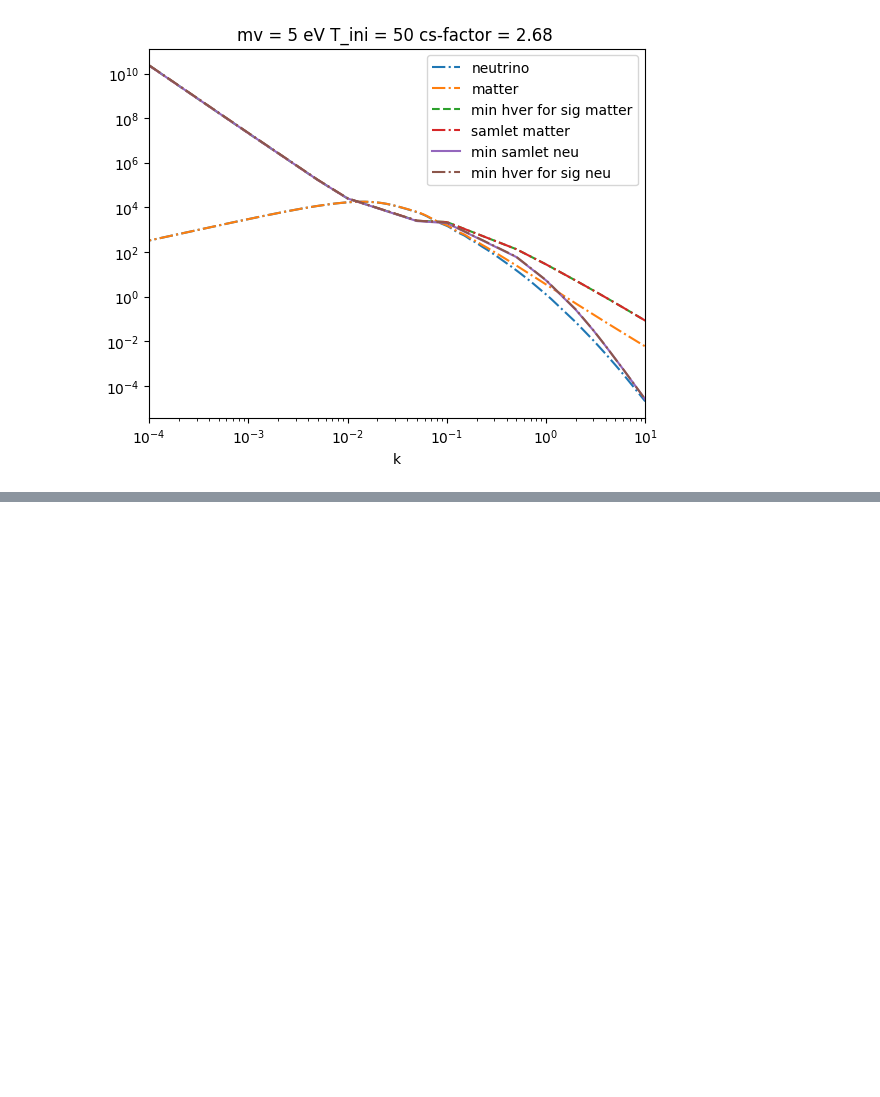
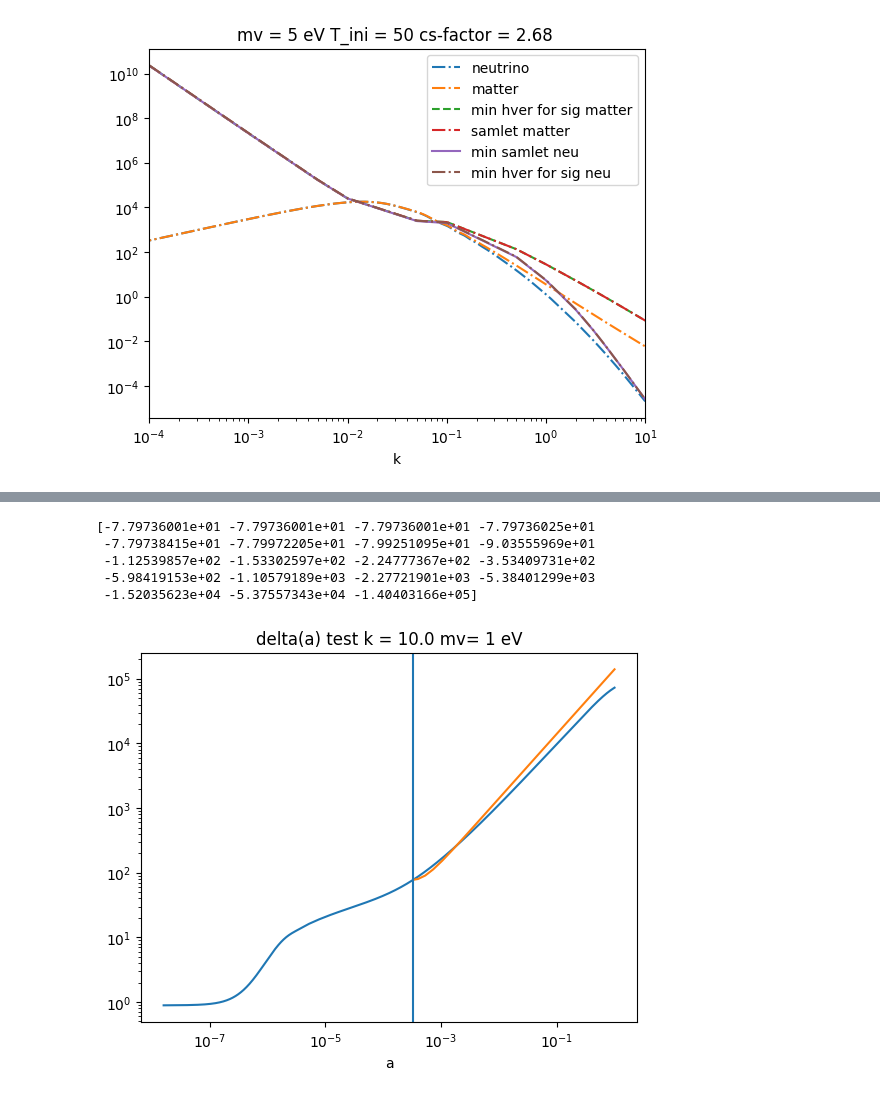
Before and after one commit to eriksteenberg/Power-spectrum-Test, a Jupyter notebook: Samlet vs. seperate diff. eq. bonus - Det er her magien sker.ipynb, the cells around one changed output, grey strips where cells are left out. Cells and saved outputs as stored; diff of their text form; code cells hidden in the pictures; blank space fills up the shorter version.

```diff
--- a/Samlet vs. seperate diff. eq. bonus - Det er her magien sker.ipynb
+++ b/Samlet vs. seperate diff. eq. bonus - Det er her magien sker.ipynb
@@ -363,0 +537,9 @@ a
+# %%
+f(mv,kvec = kvec,k_ind=-1)
+# %% [output]
+[-7.79736001e+01 -7.79736001e+01 -7.79736001e+01 -7.79736025e+01
+ -7.79738415e+01 -7.79972205e+01 -7.99251095e+01 -9.03555969e+01
+ -1.12539857e+02 -1.53302597e+02 -2.24777367e+02 -3.53409731e+02
+ -5.98419153e+02 -1.10579189e+03 -2.27721901e+03 -5.38401299e+03
+ -1.52035623e+04 -5.37557343e+04 -1.40403166e+05]
+[figure, added]
```
Also changed, not shown: parts of 4 cells of this notebook.
